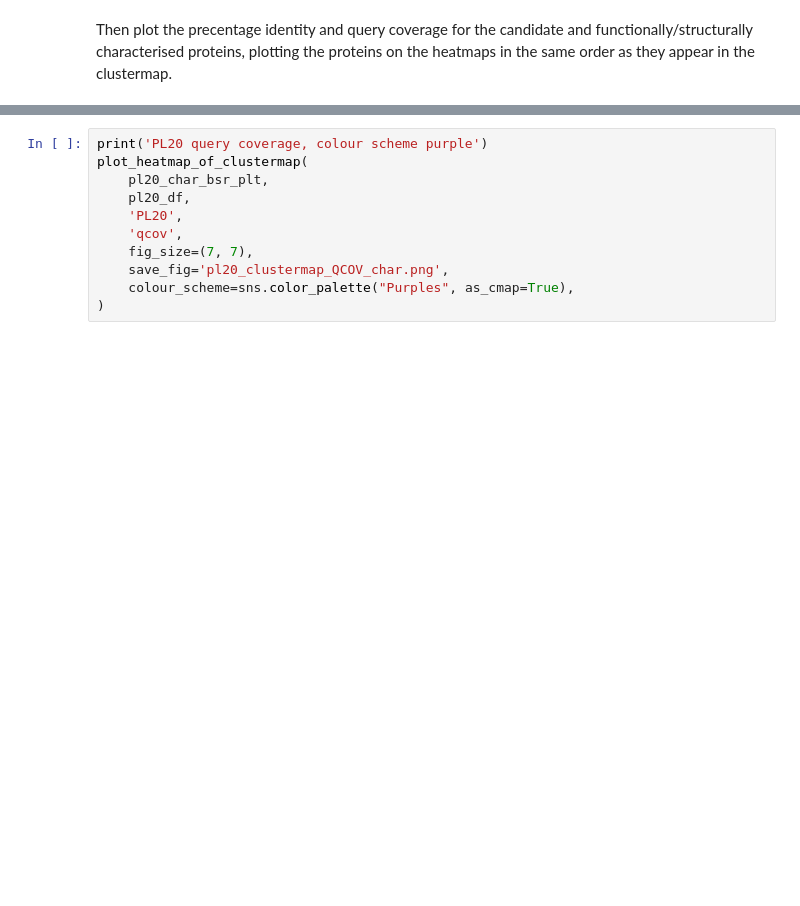
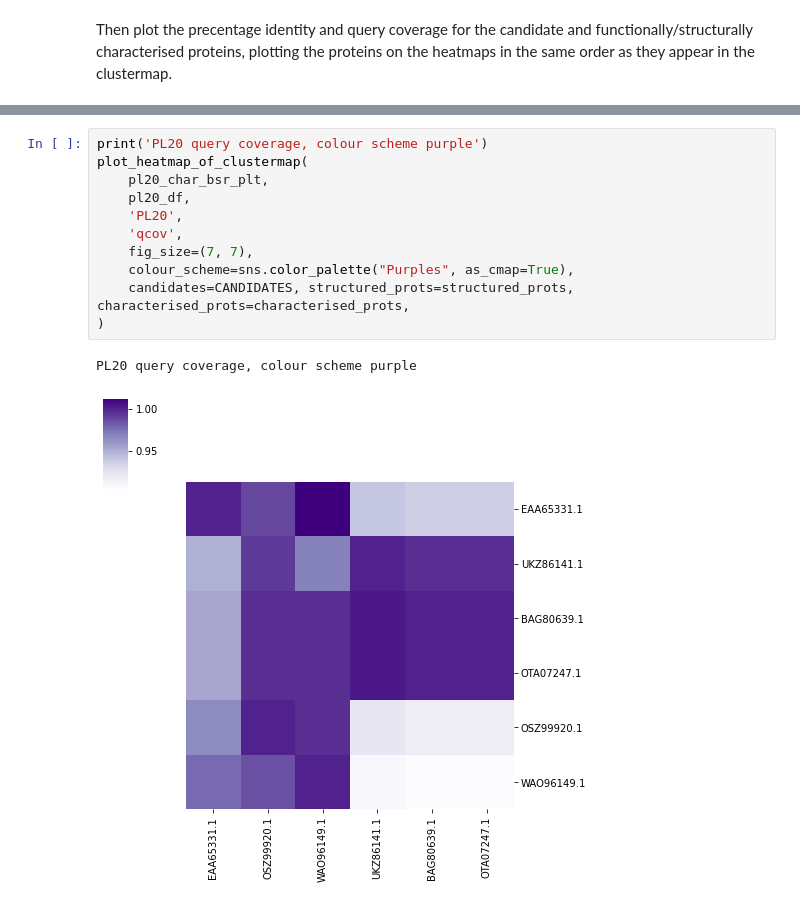
Before and after one commit to HobnobMancer/cazomevolve, a Jupyter notebook: cazomevolve/seq_diversity/explore_seq_diversity.ipynb, the cells around one changed output, grey strips where cells are left out. Saved outputs shown, nothing was run; the diff lists cells and outputs as text; blank space fills up the shorter version.

```diff
--- a/cazomevolve/seq_diversity/explore_seq_diversity.ipynb
+++ b/cazomevolve/seq_diversity/explore_seq_diversity.ipynb
@@ -82,11 +106,14 @@ plot_heatmap_of_clustermap(
 # %%
 print('PL20 query coverage, colour scheme purple')
 plot_heatmap_of_clustermap(
     pl20_char_bsr_plt,
     pl20_df,
     'PL20',
     'qcov',
     fig_size=(7, 7),
-    save_fig='pl20_clustermap_QCOV_char.png',
     colour_scheme=sns.color_palette("Purples", as_cmap=True),
+    candidates=CANDIDATES, structured_prots=structured_prots, characterised_prots=characterised_prots,
 )
+# %% [output]
+PL20 query coverage, colour scheme purple
+[figure, added]
```
Also changed, not shown: parts of 8 cells of this notebook.
